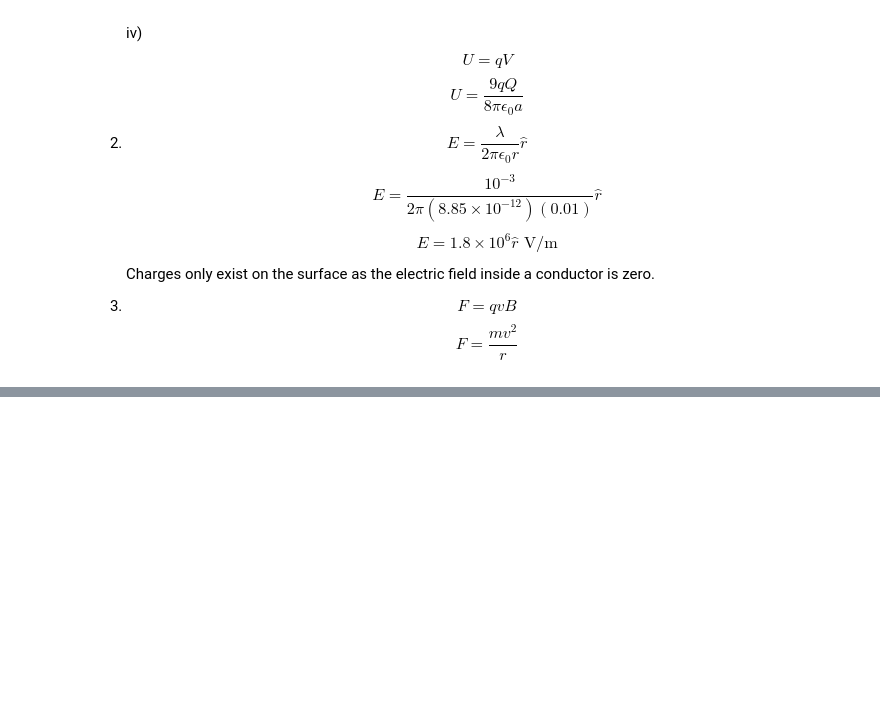
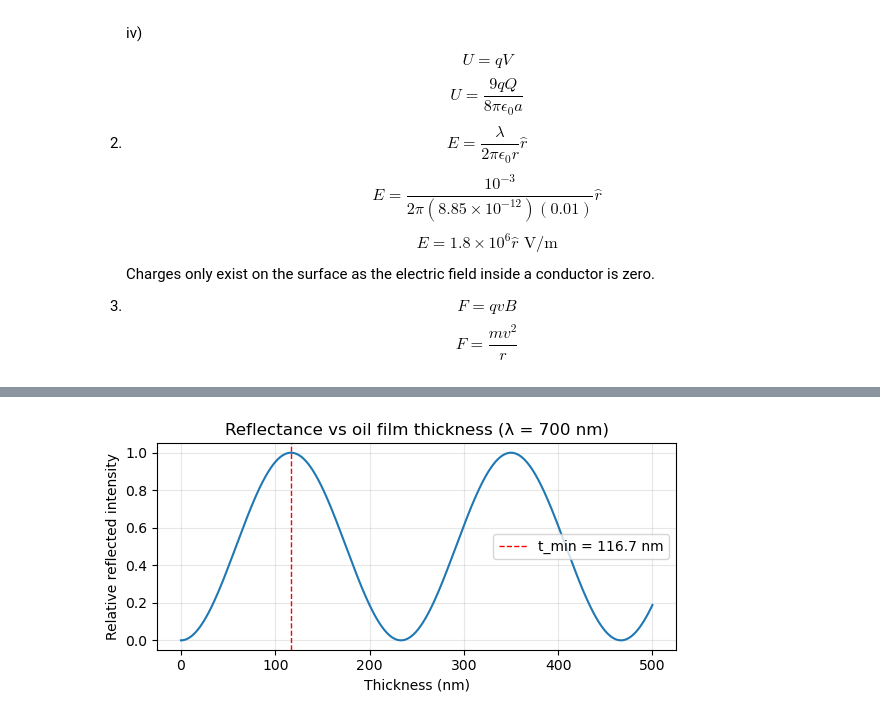
Before and after one commit to JackDavidMaher/Lecture-Notes, a Jupyter notebook: Year 3 Semester 2/GeneralPhysics/LectureNotes.ipynb, the cells around one changed output, grey strips where cells are left out. Drawn from its saved outputs; the diff is of its cells as text; code cells hidden in the pictures; blank space fills up the shorter version.

```diff
--- a/Year 3 Semester 2/GeneralPhysics/LectureNotes.ipynb
+++ b/Year 3 Semester 2/GeneralPhysics/LectureNotes.ipynb
@@ -42,0 +48,26 @@
+# %%
+import numpy as np
+import matplotlib.pyplot as plt
+
+n = 1.5
+wavelength = 700e-9
+
+t = np.linspace(0, 500e-9, 10000)
+
+# Phase difference including π phase shift on top reflection
+delta = 4 * np.pi * n * t / wavelength + np.pi
+
+I = np.cos(delta / 2) ** 2
+
+plt.figure(figsize=(6,3))
+plt.plot(t * 1e9, I, lw=1.5)
+plt.axvline(wavelength / (4 * n) * 1e9, color='red', ls='--', lw=1, label=f"t_min = {wavelength/(4*n)*1e9:.1f} nm")
+plt.xlabel('Thickness (nm)')
+plt.ylabel('Relative reflected intensity')
+plt.title(f'Reflectance vs oil film thickness (λ = {wavelength*1e9:.0f} nm)')
+plt.legend()
+plt.grid(alpha=0.3)
+plt.tight_layout()
+plt.show()
+# %% [output]
+[figure, added]
```
Also changed, not shown: parts of 1 cell of this notebook, 2 other files.
